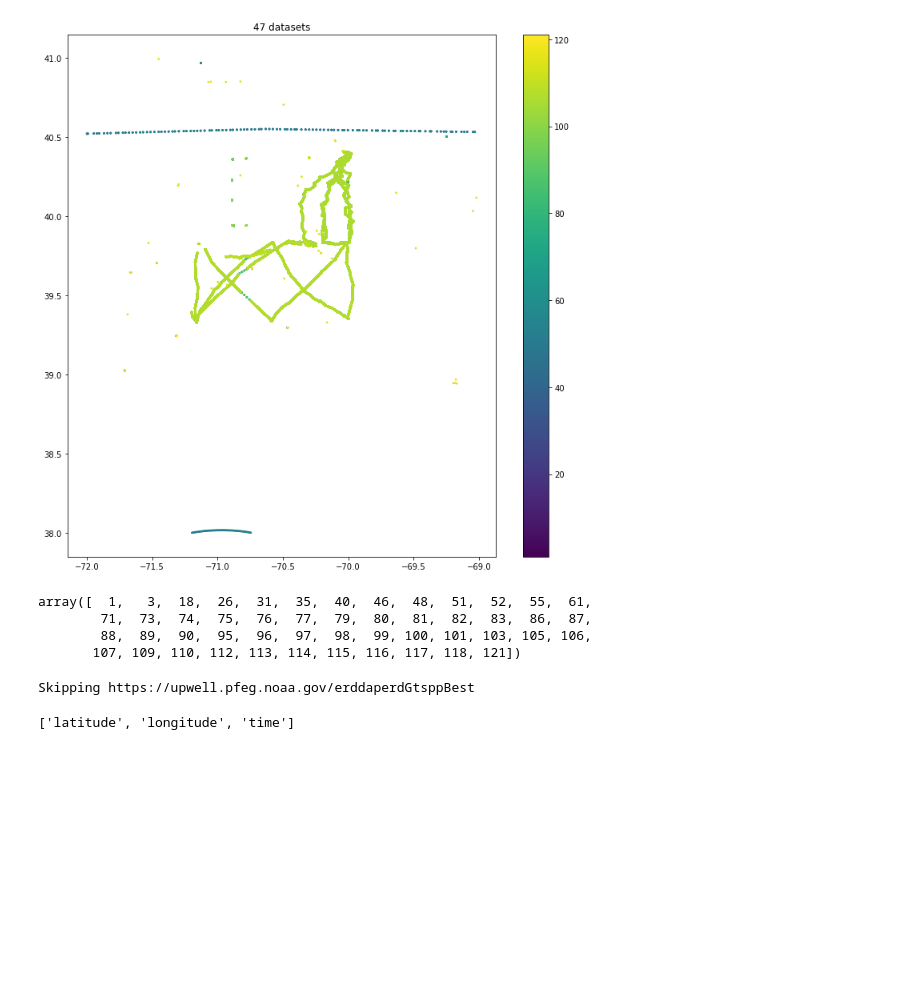
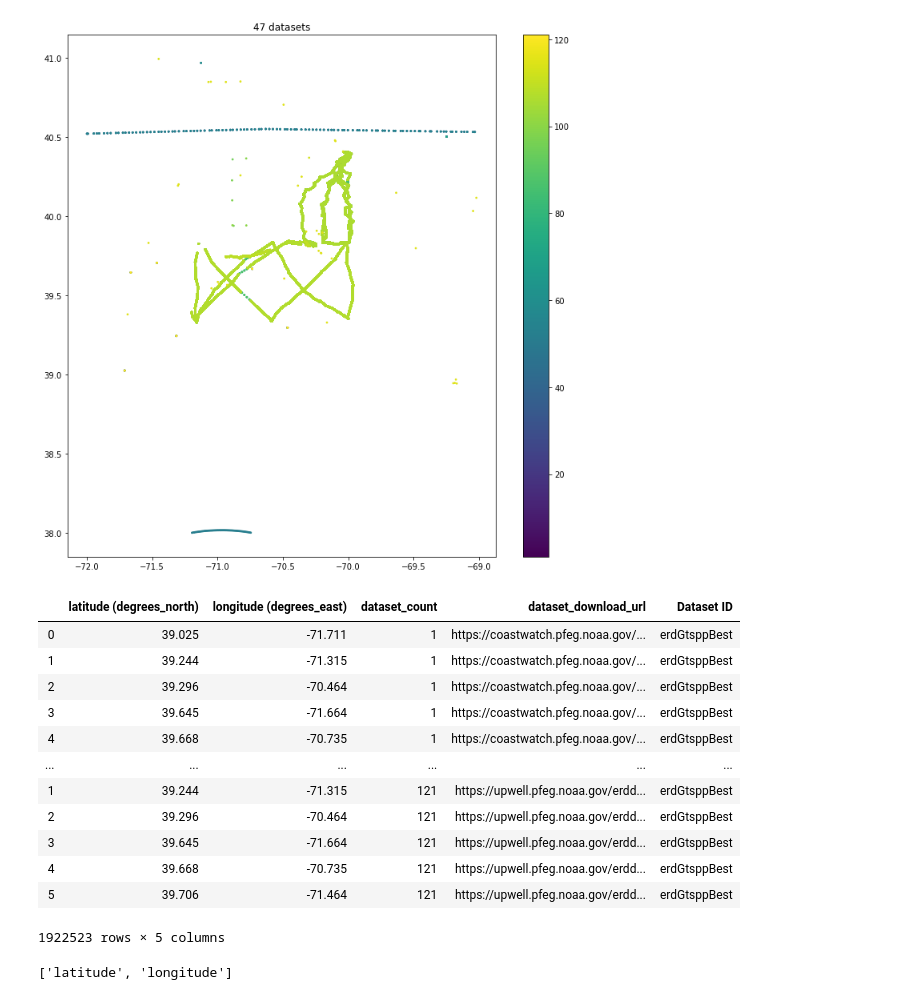
Before and after one commit to ioos/colocate, a Jupyter notebook: servers.ipynb, the cells around one changed output. Drawn from its saved outputs; the diff is of its cells as text; code cells hidden in the pictures; blank space fills up the shorter version.

Commit message:
finding and gathering unique lat lons

```diff
--- a/servers.ipynb
+++ b/servers.ipynb
@@ -50,7 +50,7 @@ for key in servers:
         ds = pd.read_csv('%s'%e.get_search_url(**kw))
         ds['server'] = url
 
-        datasets = ds[['server','Dataset ID','tabledap']]
+        datasets = ds[['server','Dataset ID','tabledap','Institution','Summary']]
 
         datasets.dropna(subset=['tabledap'],inplace=True)
 
@@ -92,10 +112,11 @@ print('%i datasets found.' %all_datasets.shape[0])
 # %% [output]
 122 datasets found.
 # %%
-all_coords = pd.DataFrame()
+df_coords = pd.DataFrame()
 for i in range(all_datasets.shape[0]):
     server_url = all_datasets['server'].iloc[int(i)]
     dataset_id = all_datasets['Dataset ID'].iloc[int(i)]
+
     if "ROMS" in dataset_id or "DOP" in dataset_id: # skip ROMS model output
         print("Skipping %s" % server_url + dataset_id)
         continue
@@ -105,7 +126,7 @@ for i in range(all_datasets.shape[0]):
                  protocol='tabledap',
                  response='csv'
            )
-    e2.variables=["latitude","longitude","time"]
+    e2.variables=["latitude","longitude"]#,"time"]
     e2.dataset_id = all_datasets['Dataset ID'].iloc[int(i)]
     #e2.constraints = kw
     e2.constraints = {
@@ -122,12 +143,12 @@ for i in range(all_datasets.shape[0]):
         r.raise_for_status()
         print(e2.get_download_url())
         df = e2.to_pandas()
+        print("Found %i unique coordinates." % df.shape[0])
         df['dataset_count'] = i
-        df['download_url'] = e2.get_download_url()
-        df['server_url'] = server_url
-        df['dataset_id'] = dataset_id
-        #df['variables'] = e2.variables
-        all_coords = pd.concat([all_coords,df])
+        df['dataset_download_url'] = e2.get_download_url()
+        df['Dataset ID'] = dataset_id
+
+        df_coords = pd.concat([df_coords,df])
     except requests.exceptions.HTTPError as err:
         print("HTTPError data not within bounds!!! {}".format(e2.get_download_url()))
     except requests.exceptions.RequestException as err:
@@ -143,12 +164,9 @@ for i in range(all_datasets.shape[0]):
     #print(e.get_download_url(response="csv"))
 
     #dataset_url = '%s/tabledap/%s.csvp?latitude,longitude,time&longitude>=-72.0&longitude<=-69&latitude>=38&latitude<=41&time>=1278720000.0&time<=1470787200.0&distinct()' % (all_datasets['server'].iloc[int(i)],all_datasets['Dataset ID'].iloc[int(i)])
-    #print(dataset_url)
-    #coords = pd.read_csv(str(dataset_url))
-    #all_coords = pd.concat([all_coords,coords])
-    #print(coords)
-all_coords.head()
-print("Collected %i unique coordinate pairs from %i datasets" %
-      (all_coords.shape[0], len(all_coords['dataset_count'].unique())))
+
+df_coords.head()
+print("\n\nCollected %i unique coordinate pairs from %i datasets" %
+      (df_coords.shape[0], len(df_coords['dataset_count'].unique())))
 # %% [output]
 0
@@ -182,21 +200,26 @@ plt.title("%i datasets" % len(all_coords['dataset_count'].unique()))
 Text(0.5, 1.0, '47 datasets')
 [figure]
 # %%
-all_coords['id'].unique()
+df_coords
 # need to skip ROMS data: http://tds.marine.rutgers.edu/erddap/tabledap/ROMSSobs.htmlTable?latitude,longitude,time&time%3E=1468108800.0&time%3C=1470787200.0&longitude%3E=-72.0&longitude%3C=-69&latitude%3E=38&latitude%3C=41&distinct()
 # %% [output]
+|  | latitude (degrees_north) | longitude (degrees_east) | dataset_count | dataset_download_url | Dataset ID |
+| 0 | 39.025 | -71.711 | 1 | https://coastwatch.pfeg.noaa.gov/... | erdGtsppBest |
+| 1 | 39.244 | -71.315 | 1 | https://coastwatch.pfeg.noaa.gov/... | erdGtsppBest |
+| 2 | 39.296 | -70.464 | 1 | https://coastwatch.pfeg.noaa.gov/... | erdGtsppBest |
+| 3 | 39.645 | -71.664 | 1 | https://coastwatch.pfeg.noaa.gov/... | erdGtsppBest |
+| 4 | 39.668 | -70.735 | 1 | https://coastwatch.pfeg.noaa.gov/... | erdGtsppBest |
+| ... | ... | ... | ... | ... | ... |
+| 1 | 39.244 | -71.315 | 121 | https://upwell.pfeg.noaa.gov/erdd... | erdGtsppBest |
+| 2 | 39.296 | -70.464 | 121 | https://upwell.pfeg.noaa.gov/erdd... | erdGtsppBest |
+| 3 | 39.645 | -71.664 | 121 | https://upwell.pfeg.noaa.gov/erdd... | erdGtsppBest |
+| 4 | 39.668 | -70.735 | 121 | https://upwell.pfeg.noaa.gov/erdd... | erdGtsppBest |
+| 5 | 39.706 | -71.464 | 121 | https://upwell.pfeg.noaa.gov/erdd... | erdGtsppBest |
-array([  1,   3,  18,  26,  31,  35,  40,  46,  48,  51,  52,  55,  61,
-        71,  73,  74,  75,  76,  77,  79,  80,  81,  82,  83,  86,  87,
-        88,  89,  90,  95,  96,  97,  98,  99, 100, 101, 103, 105, 106,
-       107, 109, 110, 112, 113, 114, 115, 116, 117, 118, 121])
+1922523 rows × 5 columns
-# %%
-print("Skipping %s" % all_datasets['server'].iloc[int(i)] + all_datasets['Dataset ID'].iloc[int(i)])
-# %% [output]
-Skipping https://upwell.pfeg.noaa.gov/erddaperdGtsppBest
 # %%
 e2.variables
 # %% [output]
-['latitude', 'longitude', 'time']
+['latitude', 'longitude']
 # %%
 # from erddapy import ERDDAP
 
```
Also changed, not shown: parts of 4 cells of this notebook.
